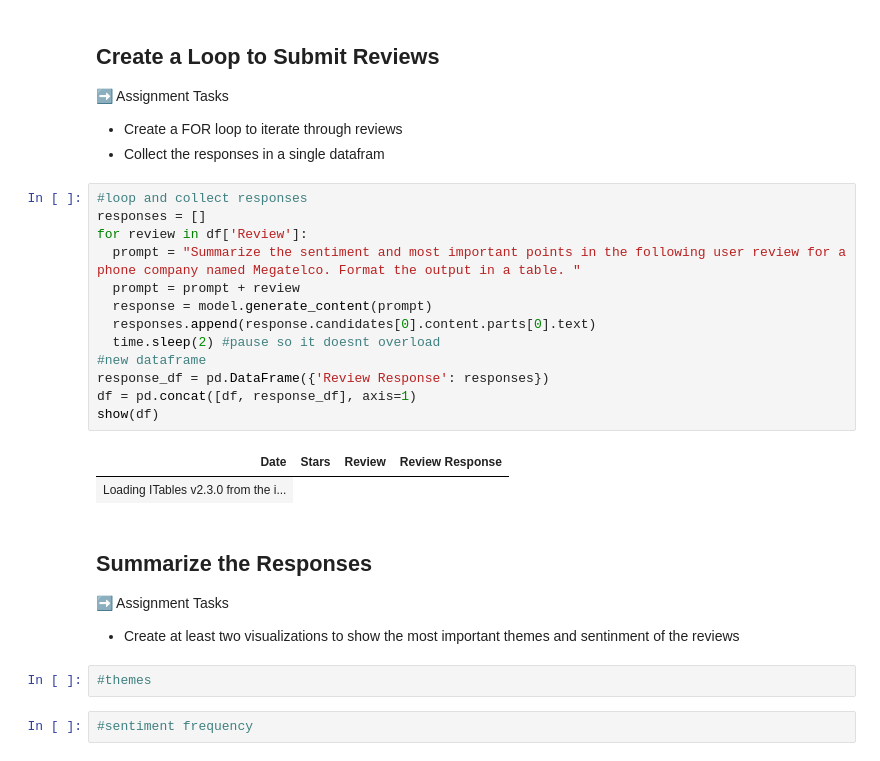
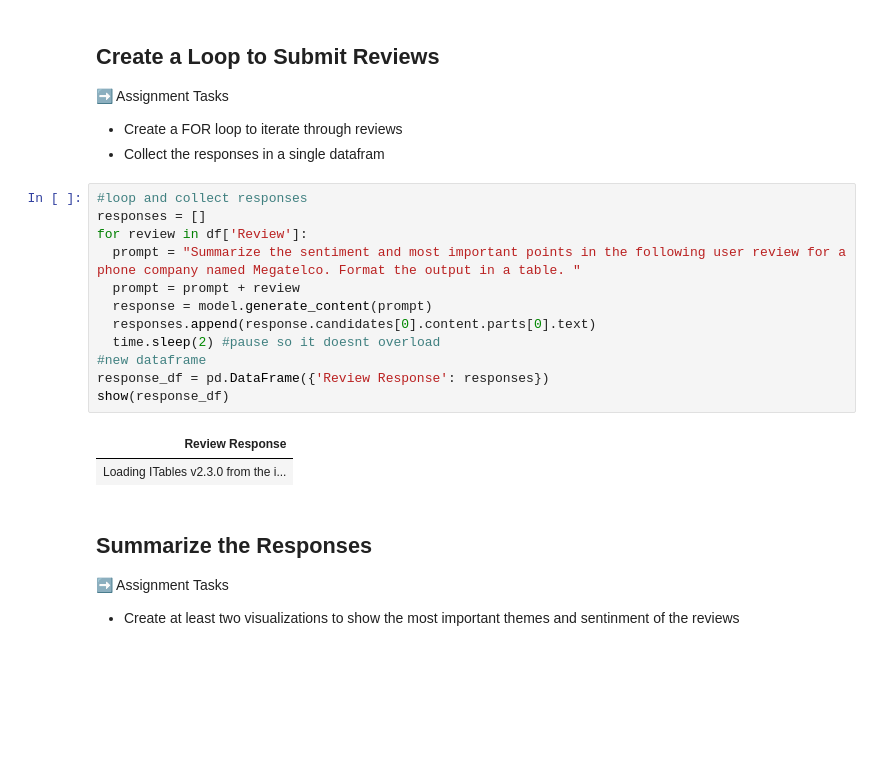
Before and after one commit to matiasarmesto/businessanalytics, a Jupyter notebook: Labs/Scripts/lab_14_megatelco_reviews.ipynb, the cells around one changed output. Drawn from its saved outputs; the diff is of its cells as text; blank space fills up the shorter version.

```diff
--- a/Labs/Scripts/lab_14_megatelco_reviews.ipynb
+++ b/Labs/Scripts/lab_14_megatelco_reviews.ipynb
@@ -128,25 +128,20 @@ print(response.candidates[0].content.parts[0].text)
 # %%
 #loop and collect responses
 responses = []
 for review in df['Review']:
   prompt = "Summarize the sentiment and most important points in the following user review for a phone company named Megatelco. Format the output in a table. "
   prompt = prompt + review
   response = model.generate_content(prompt)
   responses.append(response.candidates[0].content.parts[0].text)
   time.sleep(2) #pause so it doesnt overload
 #new dataframe
 response_df = pd.DataFrame({'Review Response': responses})
-df = pd.concat([df, response_df], axis=1)
-show(df)
+show(response_df)
 # %% [output]
-| Date | Stars | Review | Review Response |
+| Review Response |
 | Loading ITables v2.3.0 from the i... |
 # %% [markdown]
 ## Summarize the Responses
 
 ➡️ Assignment Tasks
 - Create at least two visualizations to show the most important themes and sentinment of the reviews
-# %%
-#themes
-# %%
-#sentiment frequency
```
Also changed, not shown: parts of 3 cells of this notebook.
